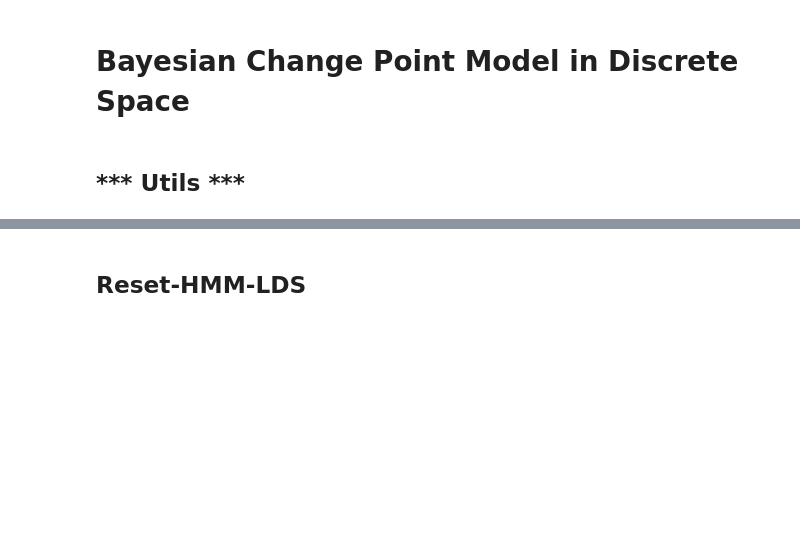
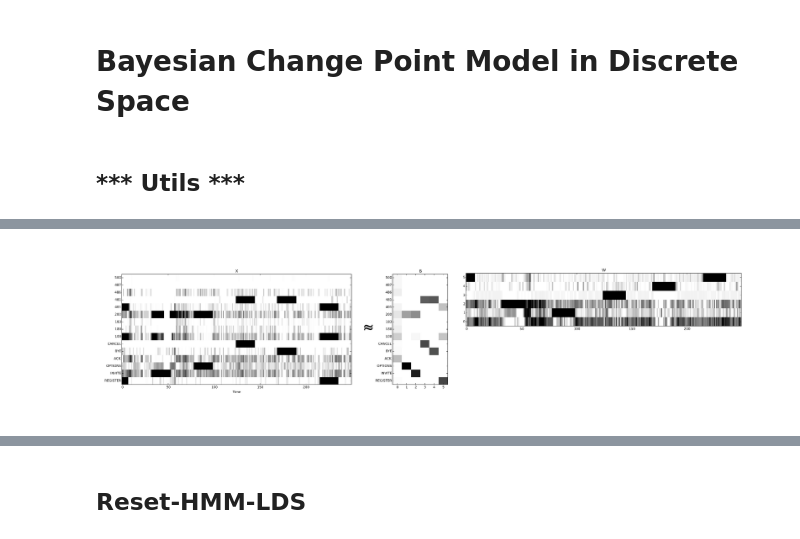
Before and after one commit to cagatayyildiz/bayesian, a Jupyter notebook: BCPM_Discrete.ipynb, the cells around one changed output, grey strips where cells are left out. Drawn from its saved outputs; the diff is of its cells as text; code cells hidden in the pictures; blank space fills up the shorter version.

```diff
--- a/BCPM_Discrete.ipynb
+++ b/BCPM_Discrete.ipynb
@@ -61,0 +78,4 @@ def save_array(filename, X, format = '%.6f'):
+# %%
+Image(filename='etc/icml_nmf_figure.png')
+# %% [output]
+[figure, added]
```
Also changed, not shown: parts of 18 cells of this notebook, 9 other files.
